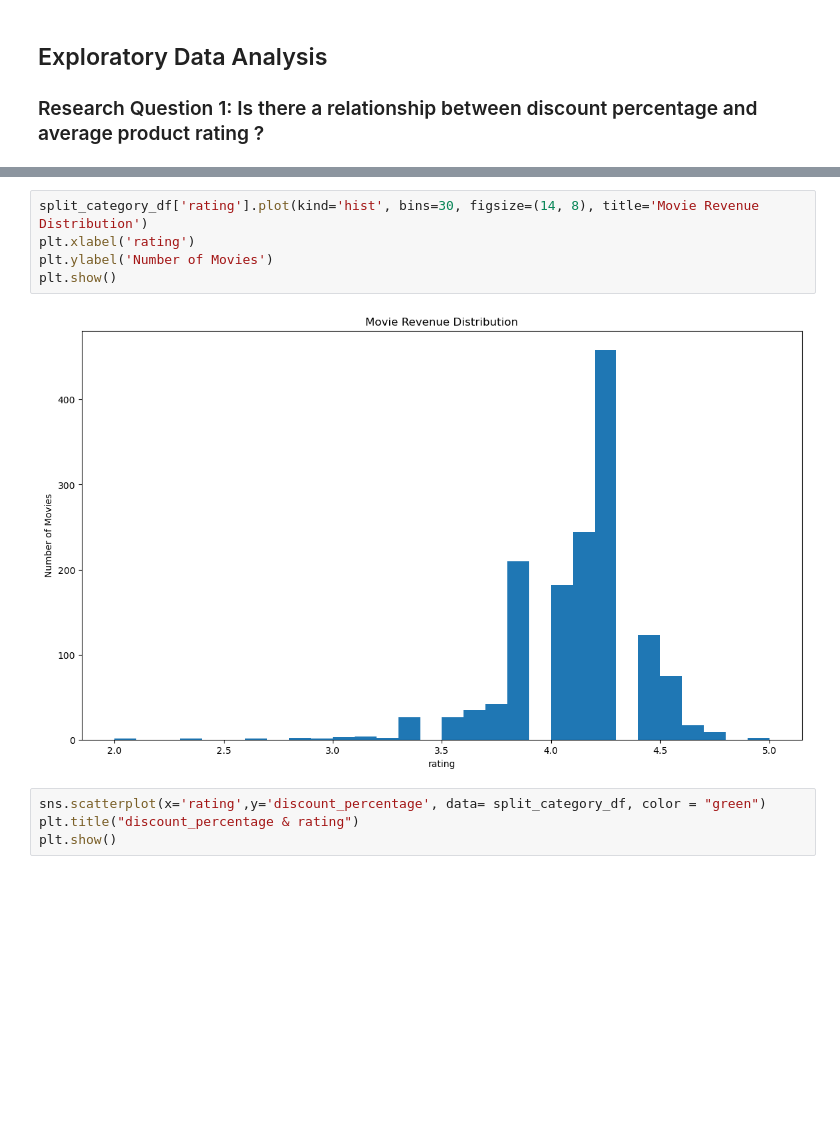
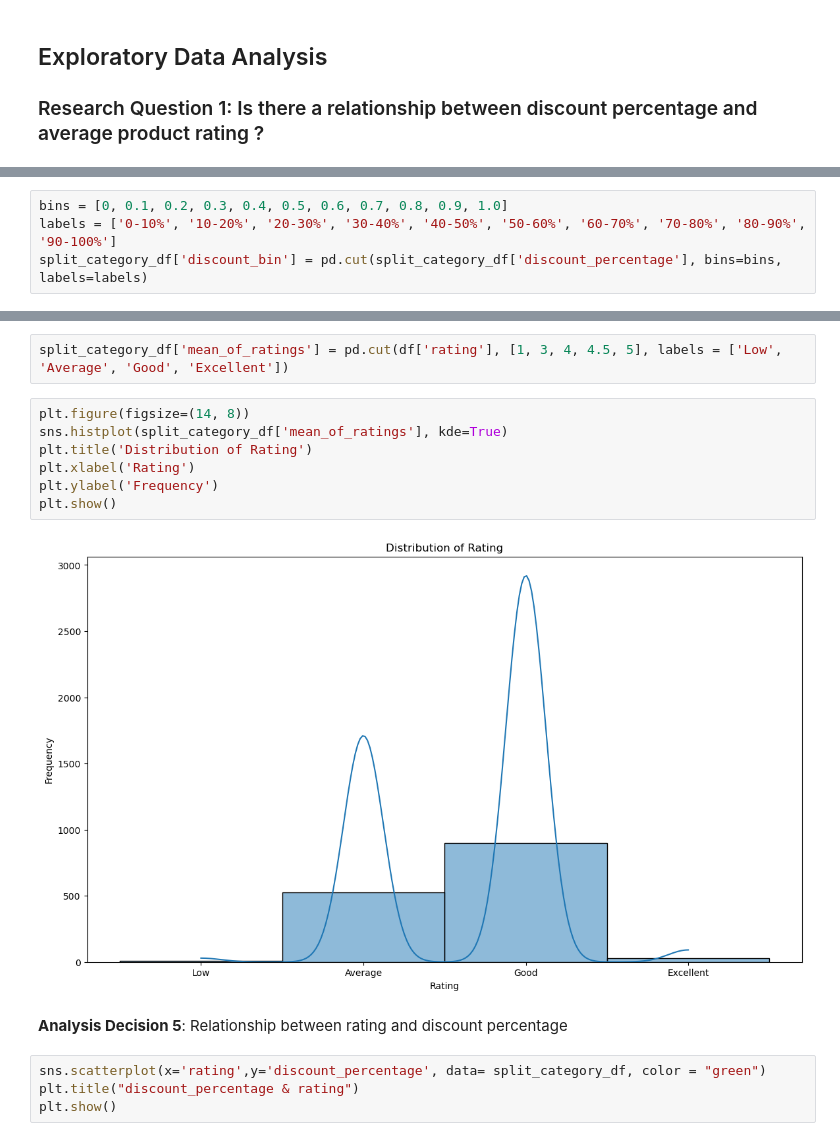
Before and after one commit to haule687/Data-Analyst-Capstone-Amazon-Products, a Jupyter notebook: Investigate_a_Dataset.ipynb, the cells around one changed output, grey strips where cells are left out. Cells and saved outputs as stored; diff of their text form; blank space fills up the shorter version.

```diff
--- a/Investigate_a_Dataset.ipynb
+++ b/Investigate_a_Dataset.ipynb
@@ -616,0 +601,4 @@ Name: rating, dtype: float64
+# %%
+bins = [0, 0.1, 0.2, 0.3, 0.4, 0.5, 0.6, 0.7, 0.8, 0.9, 1.0]
+labels = ['0-10%', '10-20%', '20-30%', '30-40%', '40-50%', '50-60%', '60-70%', '70-80%', '80-90%', '90-100%']
+split_category_df['discount_bin'] = pd.cut(split_category_df['discount_percentage'], bins=bins, labels=labels)
@@ -626,10 +652,16 @@ plt.show()
+# %%
+split_category_df['mean_of_ratings'] = pd.cut(df['rating'], [1, 3, 4, 4.5, 5], labels = ['Low', 'Average', 'Good', 'Excellent'])
 # %%
-split_category_df['rating'].plot(kind='hist', bins=30, figsize=(14, 8), title='Movie Revenue Distribution')
-plt.xlabel('rating')
-plt.ylabel('Number of Movies')
+plt.figure(figsize=(14, 8))
+sns.histplot(split_category_df['mean_of_ratings'], kde=True)
+plt.title('Distribution of Rating')
+plt.xlabel('Rating')
+plt.ylabel('Frequency')
 plt.show()
 # %% [output]
-[figure, old version]
+[figure, new version]
+# %% [markdown]
+**Analysis Decision 5**: Relationship between rating and discount percentage
 # %%
 sns.scatterplot(x='rating',y='discount_percentage', data= split_category_df, color = "green")
 plt.title("discount_percentage & rating")
```
Also changed, not shown: parts of 85 cells of this notebook.
